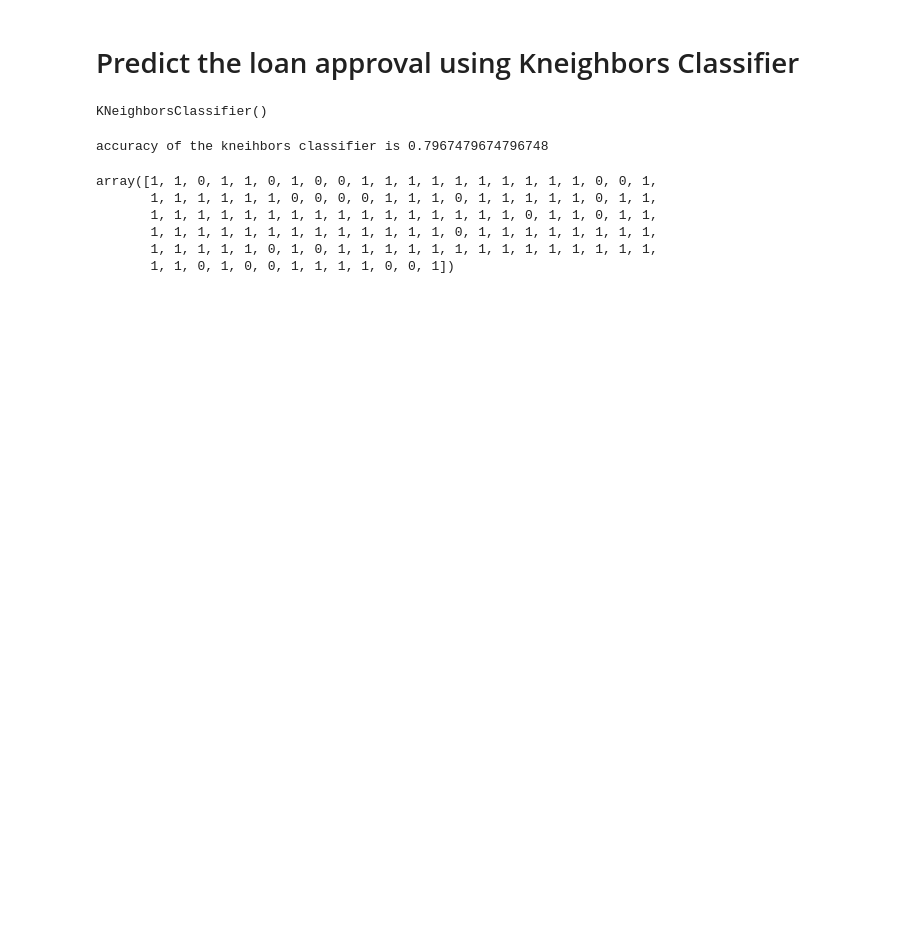
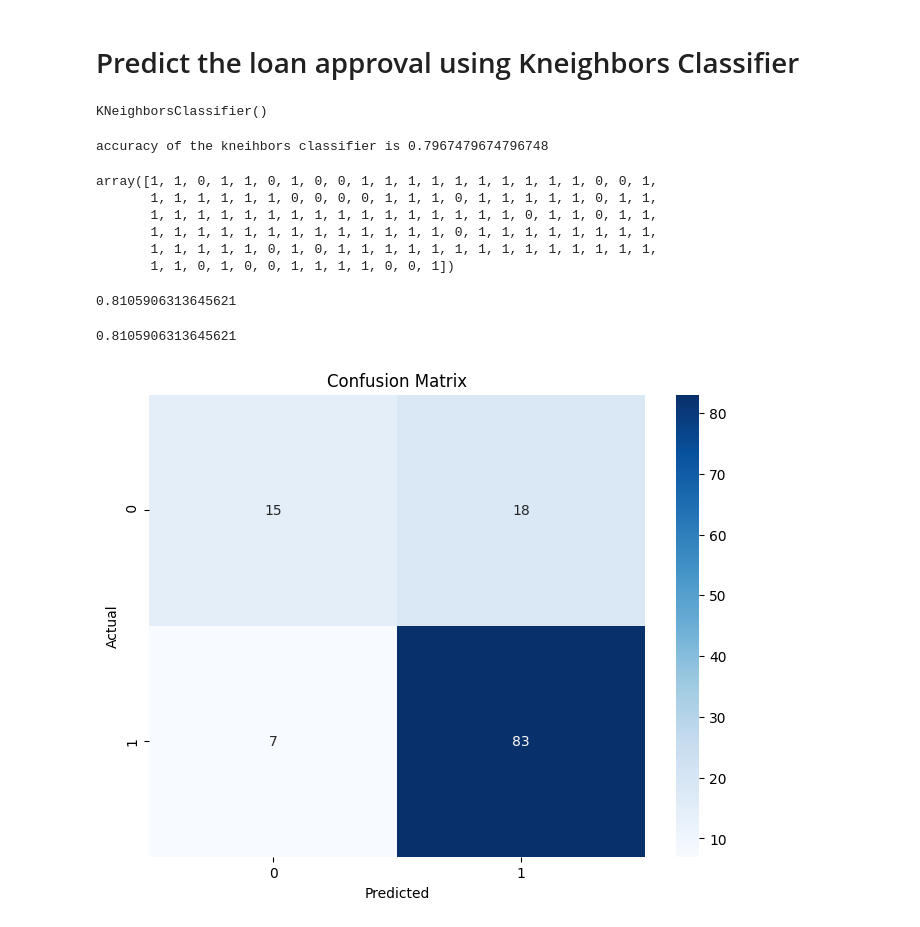
Before and after one commit to ChavinduDulaj/Loan-Prediction, a Jupyter notebook: Untitled.ipynb, the cells around one changed output. Saved outputs shown, nothing was run; the diff lists cells and outputs as text; code cells hidden in the pictures; blank space fills up the shorter version.

```diff
--- a/Untitled.ipynb
+++ b/Untitled.ipynb
@@ -406,3 +500,29 @@ array([1, 1, 0, 1, 1, 0, 1, 0, 0, 1, 1, 1, 1, 1, 1, 1, 1, 1, 1, 0, 0, 1,
        1, 1, 1, 1, 1, 1, 1, 1, 1, 1, 1, 1, 1, 0, 1, 1, 1, 1, 1, 1, 1, 1,
        1, 1, 1, 1, 1, 0, 1, 0, 1, 1, 1, 1, 1, 1, 1, 1, 1, 1, 1, 1, 1, 1,
        1, 1, 0, 1, 0, 0, 1, 1, 1, 1, 0, 0, 1])
+# %%
+kn_clf.score(x_train, y_train)
+# %% [output]
+0.8105906313645621
+# %%
+kn_clf.score(x_train, y_train)
+# %% [output]
+0.8105906313645621
+# %%
+from sklearn.metrics import confusion_matrix
+import matplotlib.pyplot as plt
+import seaborn as sns
+
+# Compute confusion matrix
+conf_matrix = confusion_matrix(y_test, y_pred)
+
+# Plot confusion matrix
+plt.figure(figsize=(8, 6))
+sns.heatmap(conf_matrix, annot=True, fmt='d', cmap='Blues',
+            xticklabels=['0', '1'], yticklabels=[' 0', '1'])
+plt.title('Confusion Matrix')
+plt.xlabel('Predicted')
+plt.ylabel('Actual')
+plt.show()
+# %% [output]
+[figure, added]
```
Also changed, not shown: parts of 15 cells of this notebook.
